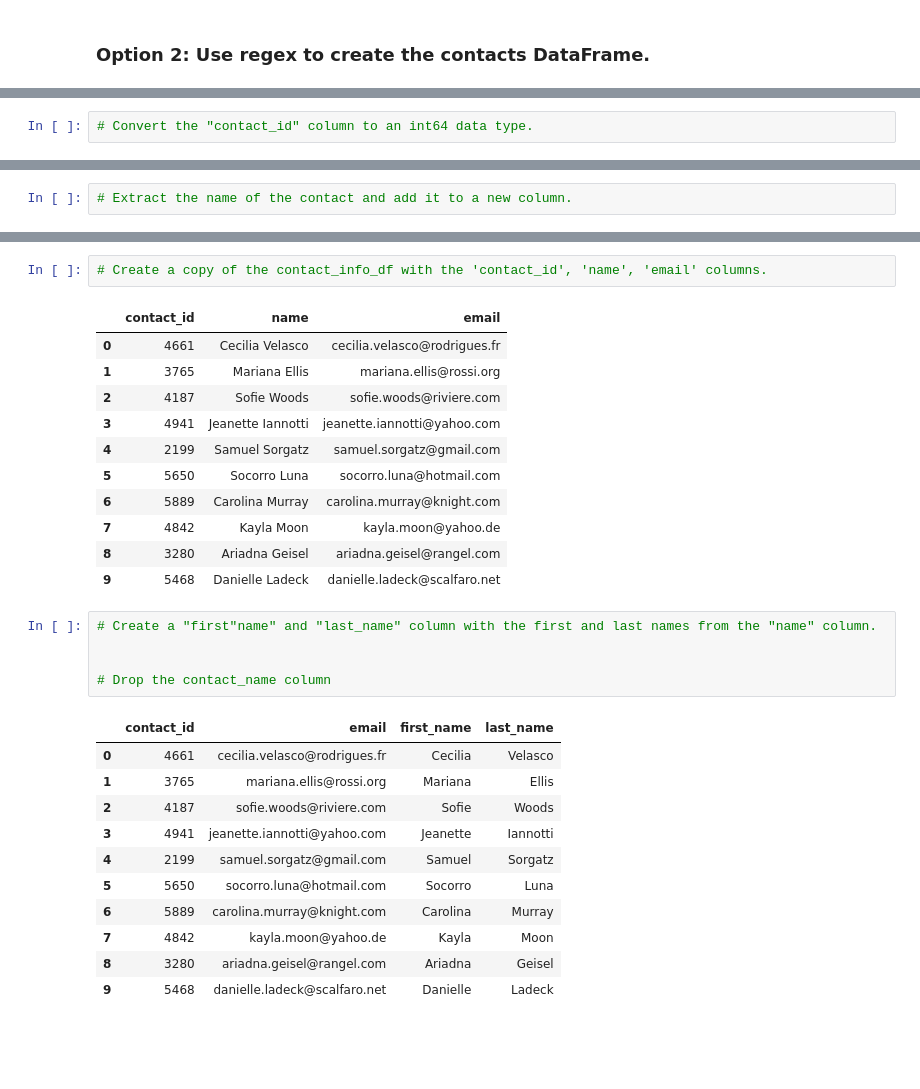
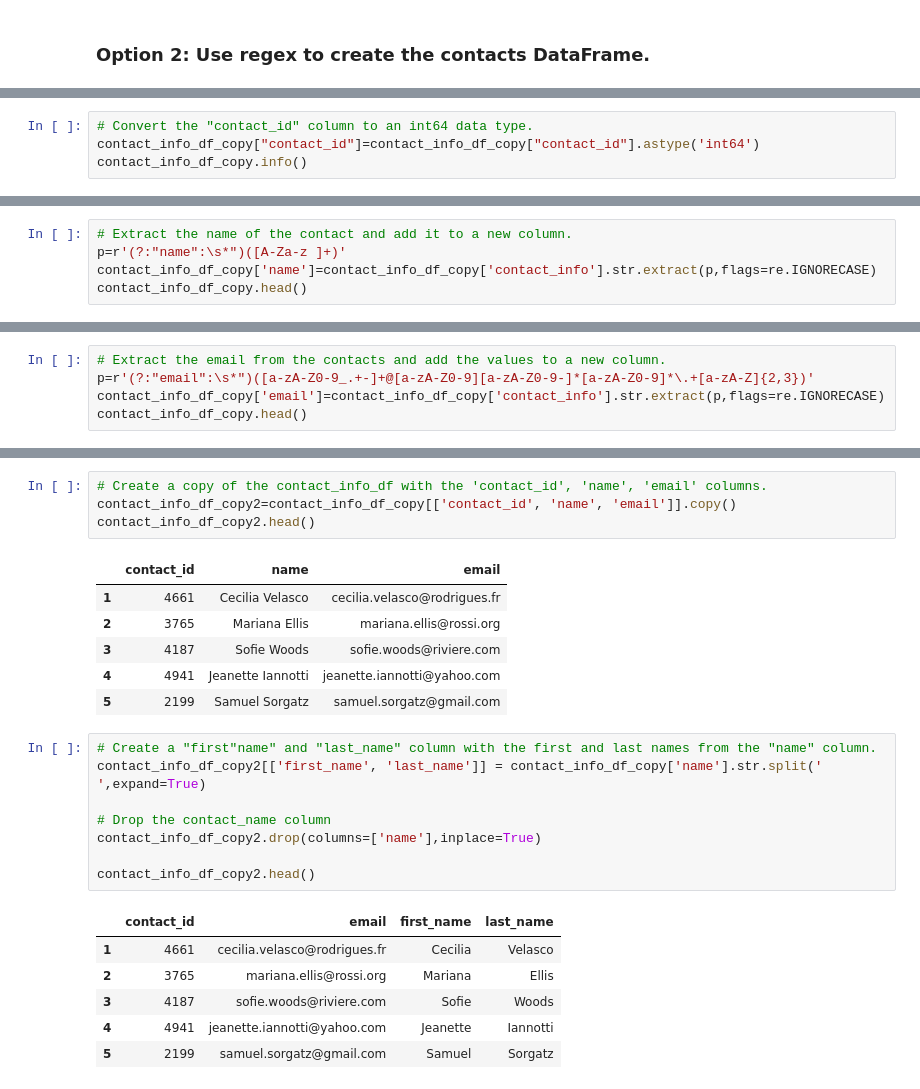
Before and after one commit to Sarah0215/Crowdfunding_ETL, a Jupyter notebook: ETL_Mini_Project.ipynb, the cells around one changed output, grey strips where cells are left out. Drawn from its saved outputs; the diff is of its cells as text; blank space fills up the shorter version.

Commit message:
update creating the contacts DataFrame

```diff
--- a/ETL_Mini_Project.ipynb
+++ b/ETL_Mini_Project.ipynb
@@ -442,5 +452,7 @@ dtypes: object(2)
 memory usage: 15.8+ KB
 # %%
 # Convert the "contact_id" column to an int64 data type.
+contact_info_df_copy["contact_id"]=contact_info_df_copy["contact_id"].astype('int64')
+contact_info_df_copy.info()
 # %% [output]
 <class 'pandas.core.frame.DataFrame'>
@@ -454,5 +466,8 @@ dtypes: int64(1), object(1)
 memory usage: 15.8+ KB
 # %%
 # Extract the name of the contact and add it to a new column.
+p=r'(?:"name":\s*")([A-Za-z ]+)'
+contact_info_df_copy['name']=contact_info_df_copy['contact_info'].str.extract(p,flags=re.IGNORECASE)
+contact_info_df_copy.head()
 # %% [output]
 |  | contact_info | contact_id | name |
@@ -482,0 +479,5 @@ memory usage: 15.8+ KB
+# %%
+# Extract the email from the contacts and add the values to a new column.
+p=r'(?:"email":\s*")([a-zA-Z0-9_.+-]+@[a-zA-Z0-9][a-zA-Z0-9-]*[a-zA-Z0-9]*\.+[a-zA-Z]{2,3})'
+contact_info_df_copy['email']=contact_info_df_copy['contact_info'].str.extract(p,flags=re.IGNORECASE)
+contact_info_df_copy.head()
@@ -483,31 +491,26 @@ memory usage: 15.8+ KB
 # %%
 # Create a copy of the contact_info_df with the 'contact_id', 'name', 'email' columns.
+contact_info_df_copy2=contact_info_df_copy[['contact_id', 'name', 'email']].copy()
+contact_info_df_copy2.head()
 # %% [output]
 |  | contact_id | name | email |
-| 0 | 4661 | Cecilia Velasco | cecilia.velasco@rodrigues.fr |
-| 1 | 3765 | Mariana Ellis | mariana.ellis@rossi.org |
-| 2 | 4187 | Sofie Woods | sofie.woods@riviere.com |
-| 3 | 4941 | Jeanette Iannotti | jeanette.iannotti@yahoo.com |
-| 4 | 2199 | Samuel Sorgatz | samuel.sorgatz@gmail.com |
-| 5 | 5650 | Socorro Luna | socorro.luna@hotmail.com |
-| 6 | 5889 | Carolina Murray | carolina.murray@knight.com |
-| 7 | 4842 | Kayla Moon | kayla.moon@yahoo.de |
-| 8 | 3280 | Ariadna Geisel | ariadna.geisel@rangel.com |
-| 9 | 5468 | Danielle Ladeck | danielle.ladeck@scalfaro.net |
+| 1 | 4661 | Cecilia Velasco | cecilia.velasco@rodrigues.fr |
+| 2 | 3765 | Mariana Ellis | mariana.ellis@rossi.org |
+| 3 | 4187 | Sofie Woods | sofie.woods@riviere.com |
+| 4 | 4941 | Jeanette Iannotti | jeanette.iannotti@yahoo.com |
+| 5 | 2199 | Samuel Sorgatz | samuel.sorgatz@gmail.com |
 # %%
 # Create a "first"name" and "last_name" column with the first and last names from the "name" column.
-
+contact_info_df_copy2[['first_name', 'last_name']] = contact_info_df_copy['name'].str.split(' ',expand=True)
 
 # Drop the contact_name column
+contact_info_df_copy2.drop(columns=['name'],inplace=True)
+
+contact_info_df_copy2.head()
 # %% [output]
 |  | contact_id | email | first_name | last_name |
-| 0 | 4661 | cecilia.velasco@rodrigues.fr | Cecilia | Velasco |
-| 1 | 3765 | mariana.ellis@rossi.org | Mariana | Ellis |
-| 2 | 4187 | sofie.woods@riviere.com | Sofie | Woods |
-| 3 | 4941 | jeanette.iannotti@yahoo.com | Jeanette | Iannotti |
-| 4 | 2199 | samuel.sorgatz@gmail.com | Samuel | Sorgatz |
-| 5 | 5650 | socorro.luna@hotmail.com | Socorro | Luna |
-| 6 | 5889 | carolina.murray@knight.com | Carolina | Murray |
-| 7 | 4842 | kayla.moon@yahoo.de | Kayla | Moon |
-| 8 | 3280 | ariadna.geisel@rangel.com | Ariadna | Geisel |
-| 9 | 5468 | danielle.ladeck@scalfaro.net | Danielle | Ladeck |
+| 1 | 4661 | cecilia.velasco@rodrigues.fr | Cecilia | Velasco |
+| 2 | 3765 | mariana.ellis@rossi.org | Mariana | Ellis |
+| 3 | 4187 | sofie.woods@riviere.com | Sofie | Woods |
+| 4 | 4941 | jeanette.iannotti@yahoo.com | Jeanette | Iannotti |
+| 5 | 2199 | samuel.sorgatz@gmail.com | Samuel | Sorgatz |
```
Also changed, not shown: parts of 15 cells of this notebook.
